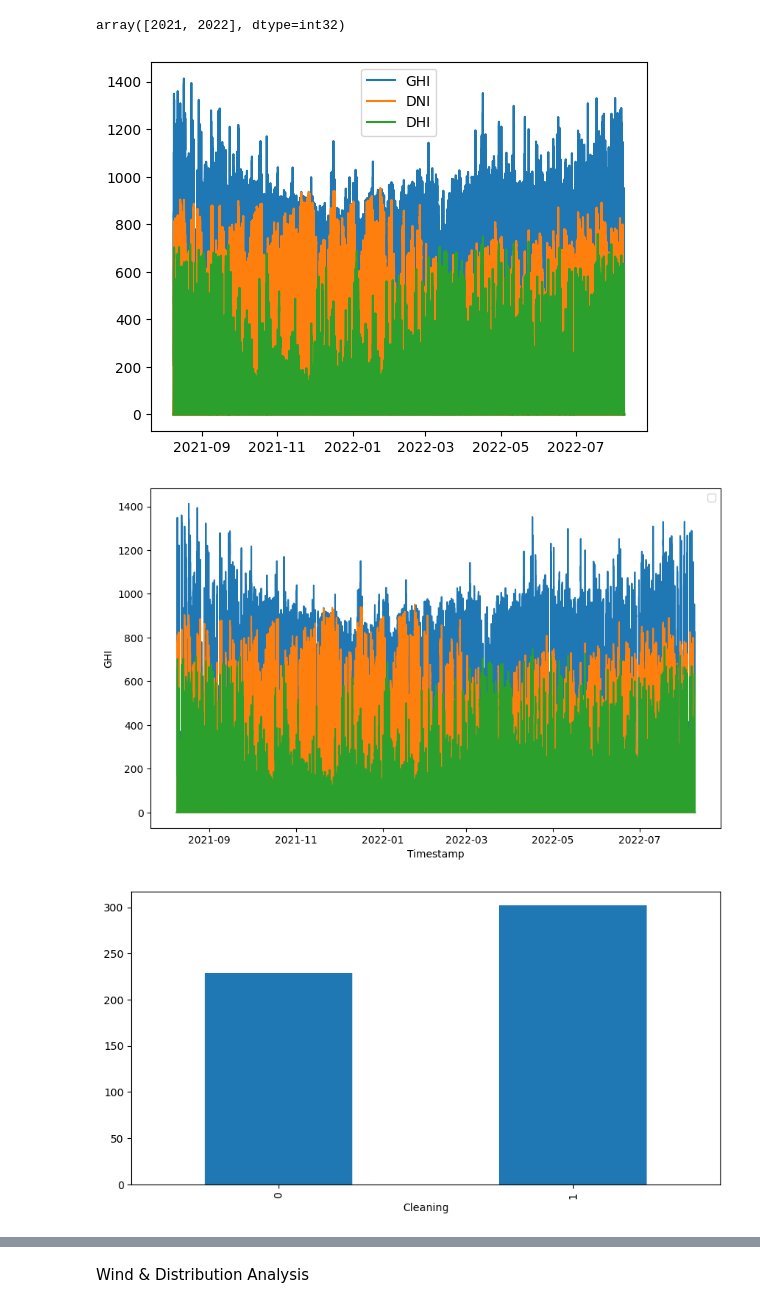
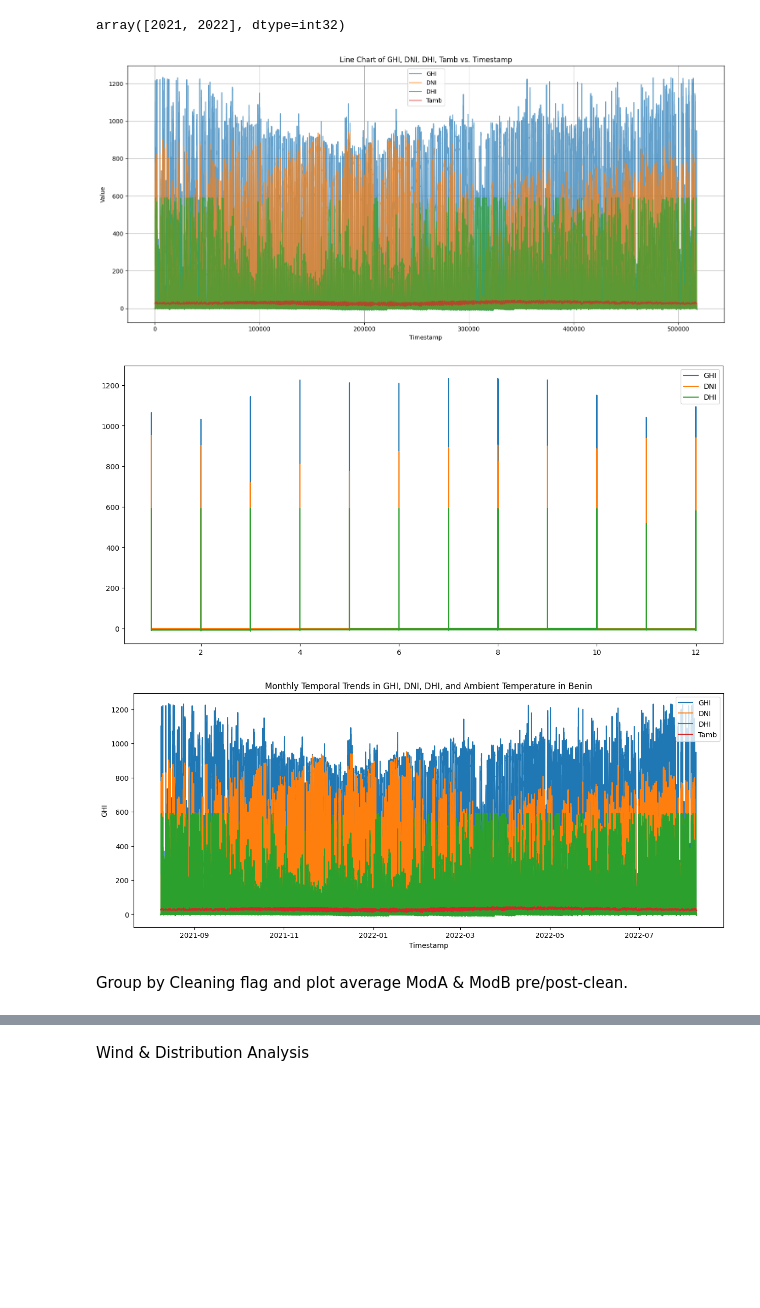
Before and after one commit to Jonepeter/solar-challenge-week1, a Jupyter notebook: notebooks/benin_eda.ipynb, the cells around one changed output, grey strips where cells are left out. Saved outputs shown, nothing was run; the diff lists cells and outputs as text; code cells hidden in the pictures; blank space fills up the shorter version.

Commit message:
Benin: eda for to understand and discover insights

```diff
--- a/notebooks/benin_eda.ipynb
+++ b/notebooks/benin_eda.ipynb
@@ -278,11 +261,11 @@ dict_out
 # %% [markdown]
 Time series analysis
 # %%
-benin_data_copy = benin_data.copy()
+benin_cleaned = pd.read_csv('../data/benin_clean.csv', parse_dates=['Timestamp'])
 # %%
-benin_data_copy["Year"] = benin_data_copy['Timestamp'].dt.year
-benin_data_copy["month"] = benin_data_copy['Timestamp'].dt.month
-benin_data_copy["day"] = benin_data_copy['Timestamp'].dt.day
-benin_data_copy["Hour"] = benin_data_copy['Timestamp'].dt.hour
-benin_data_copy["minute"] = benin_data_copy['Timestamp'].dt.minute
+benin_cleaned["Year"] = benin_cleaned['Timestamp'].dt.year
+benin_cleaned["month"] = benin_cleaned['Timestamp'].dt.month
+benin_cleaned["day"] = benin_cleaned['Timestamp'].dt.day
+benin_cleaned["Hour"] = benin_cleaned['Timestamp'].dt.hour
+benin_cleaned["minute"] = benin_cleaned['Timestamp'].dt.minute
 # %%
@@ -290,28 +273,46 @@ benin_data_copy['Year'].unique() # benin data is 2 year data
 # %% [output]
 array([2021, 2022], dtype=int32)
+# %%
+# Line or bar charts of GHI, DNI, DHI, Tamb vs. Timestamp.
+plt.figure(figsize=(15, 7))
+plt.plot(benin_cleaned.index, benin_cleaned['GHI'], label='GHI', alpha=0.7)
+plt.plot(benin_cleaned.index, benin_cleaned['DNI'], label='DNI', alpha=0.7)
+plt.plot(benin_cleaned.index, benin_cleaned['DHI'], label='DHI', alpha=0.7)
+plt.plot(benin_cleaned.index, benin_cleaned['Tamb'], label='Tamb', alpha=0.7)
+plt.title('Line Chart of GHI, DNI, DHI, Tamb vs. Timestamp')
+plt.xlabel('Timestamp')
+plt.ylabel('Value')
+plt.grid(True)
+plt.legend()
+plt.tight_layout()
+plt.show()
+# %% [output]
+[figure, added]
 # %%
-plt.plot(benin_data_copy['Timestamp'], benin_data_copy['GHI'], label='GHI')
-plt.plot(benin_data_copy['Timestamp'], benin_data_copy['DNI'], label='DNI')
-plt.plot(benin_data_copy['Timestamp'], benin_data_copy['DHI'], label='DHI')
+# Observe patterns by month, trends throughout day, or anomalies, such as peaks in solar irradiance or temperature fluctuations.
+plt.figure(figsize=(15, 7))
+plt.plot(benin_cleaned['month'], benin_cleaned['GHI'], label='GHI')
+plt.plot(benin_cleaned['month'], benin_cleaned['DNI'], label='DNI')
+plt.plot(benin_cleaned['month'], benin_cleaned['DHI'], label='DHI')
 plt.legend()
 plt.show()
 # %% [output]
-[figure, old version]
+[figure, new version]
 # %%
-plt.figure(figsize=(10,6))
-sns.lineplot(data=benin_data_copy, y='GHI', x = 'Timestamp')
-sns.lineplot(data=benin_data_copy, y='DNI', x = 'Timestamp')
-sns.lineplot(data=benin_data_copy, y='DHI', x = 'Timestamp')
-plt.legend()
+# Observe patterns by month, trends throughout day, or anomalies, such as peaks in solar irradiance or temperature fluctuations.
+plt.figure(figsize=(15,6))
+sns.lineplot(data=benin_cleaned, y='GHI', x = 'Timestamp', label = 'GHI')
+sns.lineplot(data=benin_cleaned, y='DNI', x = 'Timestamp', label = "DNI")
+sns.lineplot(data=benin_cleaned, y='DHI', x = 'Timestamp', label = "DHI")
+sns.lineplot(data=benin_cleaned, y='Tamb', x = 'Timestamp', label = "Tamb")
+
+plt.legend(loc = "upper right")
+plt.title("Monthly Temporal Trends in GHI, DNI, DHI, and Ambient Temperature in Benin")
 plt.show()
 # %% [output]
-[figure, old version]
+[figure, new version]
+# %% [markdown]
+Group by Cleaning flag and plot average ModA & ModB pre/post-clean.
 # %%
 # group
-cleaned = benin_data.groupby('Cleaning')['ModB'].mean()
-plt.figure(figsize= (10,5))
-cleaned.plot(kind='bar')
-plt.show()
-# %% [output]
-[figure, removed]
 # %%
```
Also changed, not shown: parts of 22 cells of this notebook.
